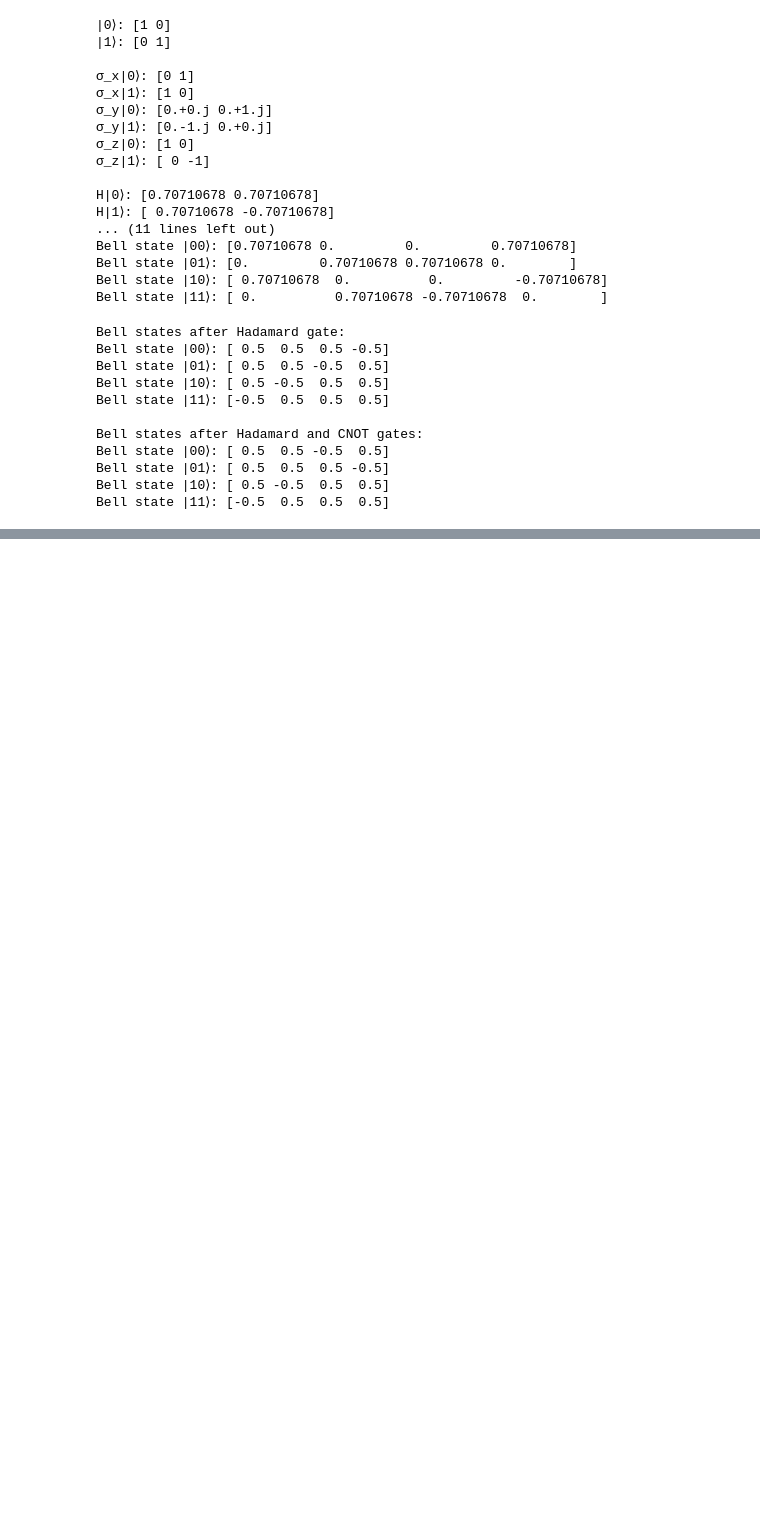
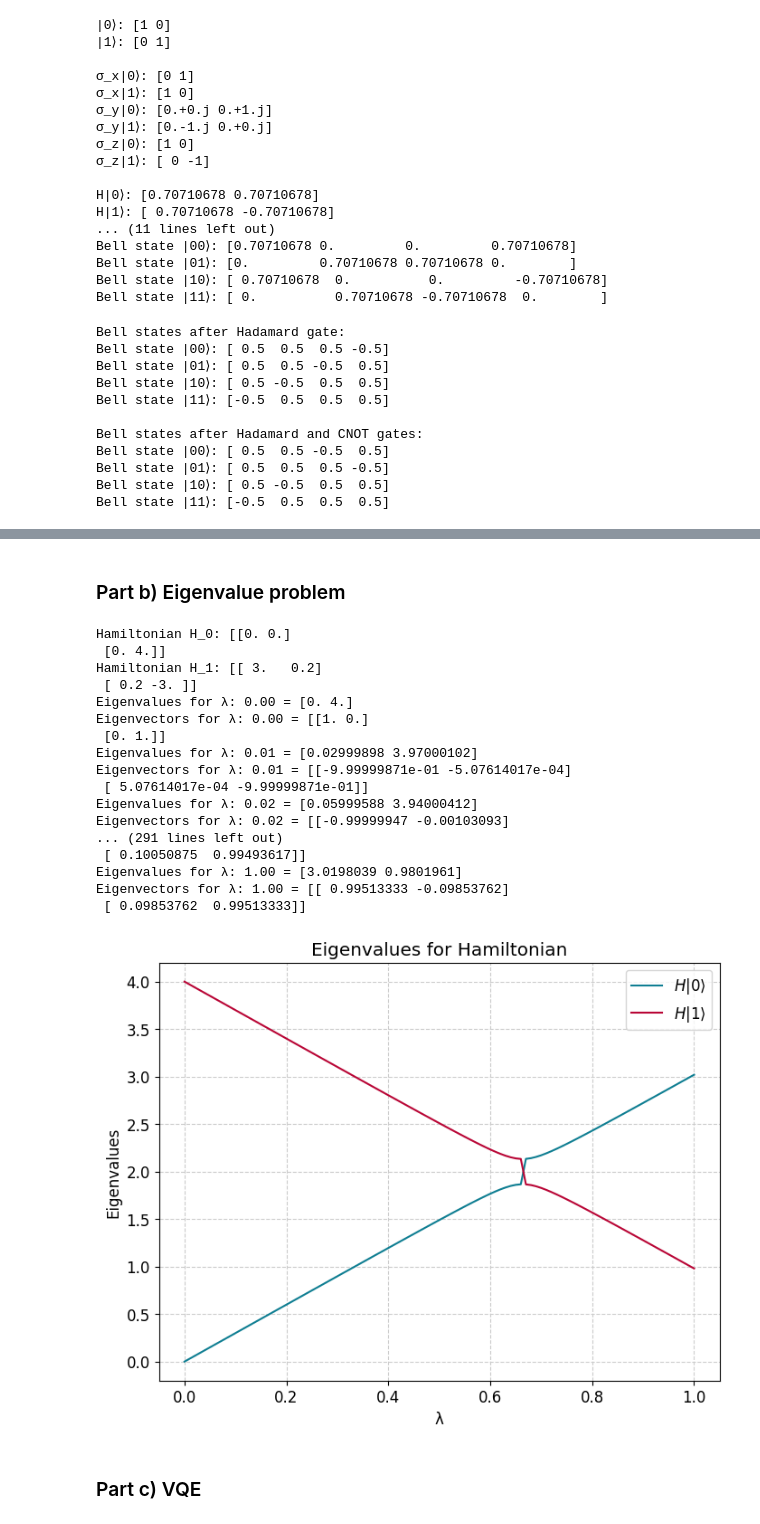
Before and after one commit to hishemok/FYS5419, a Jupyter notebook: Project1.ipynb, the cells around one changed output, grey strips where cells are left out. Saved outputs shown, nothing was run; the diff lists cells and outputs as text; code cells hidden in the pictures; blank space fills up the shorter version.

```diff
--- a/Project1.ipynb
+++ b/Project1.ipynb
@@ -259,0 +269,79 @@ Qiskit measurements: {'01': 2548, '10': 2480, '00': 2455, '11': 2517}
+# %% [markdown]
+### Part b) Eigenvalue problem
+# %%
+#Define values
+E_1 = 0
+E_2 = 4
+V_11 = 3
+V_22 = -V_11
+V_12 = 0.2
+V_21 = V_12
+
+squigly_E = (E_1 + E_2)/2
+Omega = (E_1 - E_2)/2
+
+c = (V_11 + V_22)/2
+omega_z = (V_11 - V_22)/2
+omega_x = V_12
+
+H_0 = squigly_E*np.eye(2) + Omega*σ_z()
+H_1 = c*np.eye(2) + omega_z*σ_z() + omega_x*σ_x()
+
+print("Hamiltonian H_0:",H_0)
+print("Hamiltonian H_1:",H_1)
+
+def Hamiltonian(lam: float) -> np.array:
+    """
+    0 <= lam <= 1\n
+    returns the Hamiltonian for a given value of lambda
+    """
+    return H_0 + lam*H_1
+
+
+
+def solve_eigenvalues(lam: float) -> np.array:
+    """
+    0 <= lam <= 1\n
+    returns the eigenvalues for a given value of lambda
+    """
+    eigvals, eigvecs = np.linalg.eig(Hamiltonian(lam))
+    return eigvals, eigvecs
+
+lam = np.linspace(0,1,101)
+eigenvalues = []
+eigenvectors = []
+
+for i in lam:
+    eigvals, eigvecs = solve_eigenvalues(i)
+    print(f"Eigenvalues for λ: {i:.2f} = {eigvals}")
+    print(f"Eigenvectors for λ: {i:.2f} = {eigvecs}")
+    eigenvalues.append(eigvals)
+    eigenvectors.append(eigvecs)
+
+plt.plot(lam,eigenvalues)
+plt.xlabel("λ")
+plt.ylabel("Eigenvalues")
+plt.title("Eigenvalues for Hamiltonian")
+plt.legend([f"$H|0⟩$",f"$H|1⟩$"])
+plt.show()
+# %% [output]
+Hamiltonian H_0: [[0. 0.]
+ [0. 4.]]
+Hamiltonian H_1: [[ 3.   0.2]
+ [ 0.2 -3. ]]
+Eigenvalues for λ: 0.00 = [0. 4.]
+Eigenvectors for λ: 0.00 = [[1. 0.]
+ [0. 1.]]
+Eigenvalues for λ: 0.01 = [0.02999898 3.97000102]
+Eigenvectors for λ: 0.01 = [[-9.99999871e-01 -5.07614017e-04]
+ [ 5.07614017e-04 -9.99999871e-01]]
+Eigenvalues for λ: 0.02 = [0.05999588 3.94000412]
+Eigenvectors for λ: 0.02 = [[-0.99999947 -0.00103093]
+... (291 lines left out)
+ [ 0.10050875  0.99493617]]
+Eigenvalues for λ: 1.00 = [3.0198039 0.9801961]
+Eigenvectors for λ: 1.00 = [[ 0.99513333 -0.09853762]
+ [ 0.09853762  0.99513333]]
+[figure, added]
+# %% [markdown]
+### Part c) VQE
```
Also changed, not shown: parts of 5 cells of this notebook, 1 other file.
